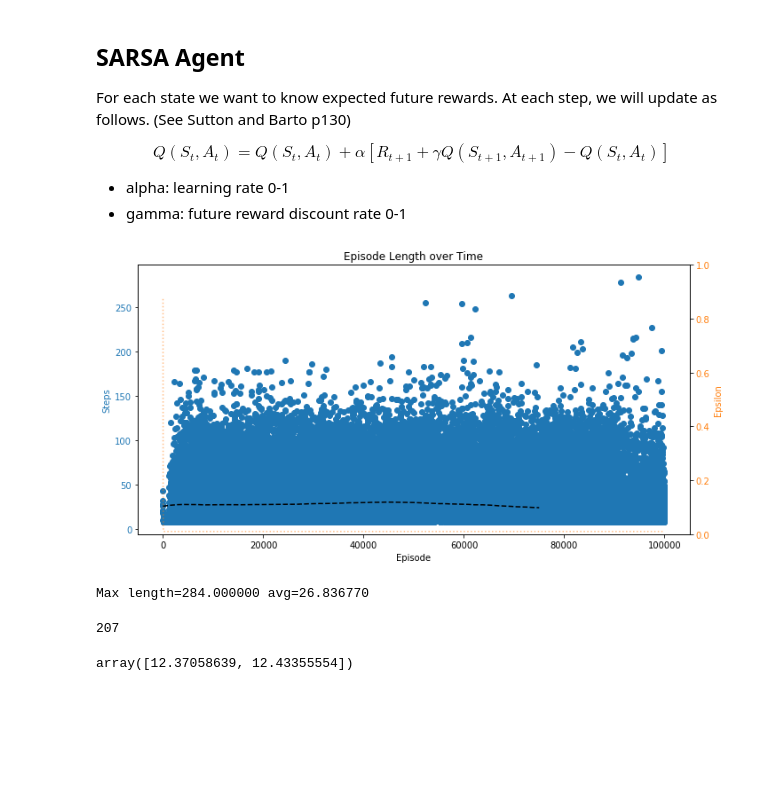
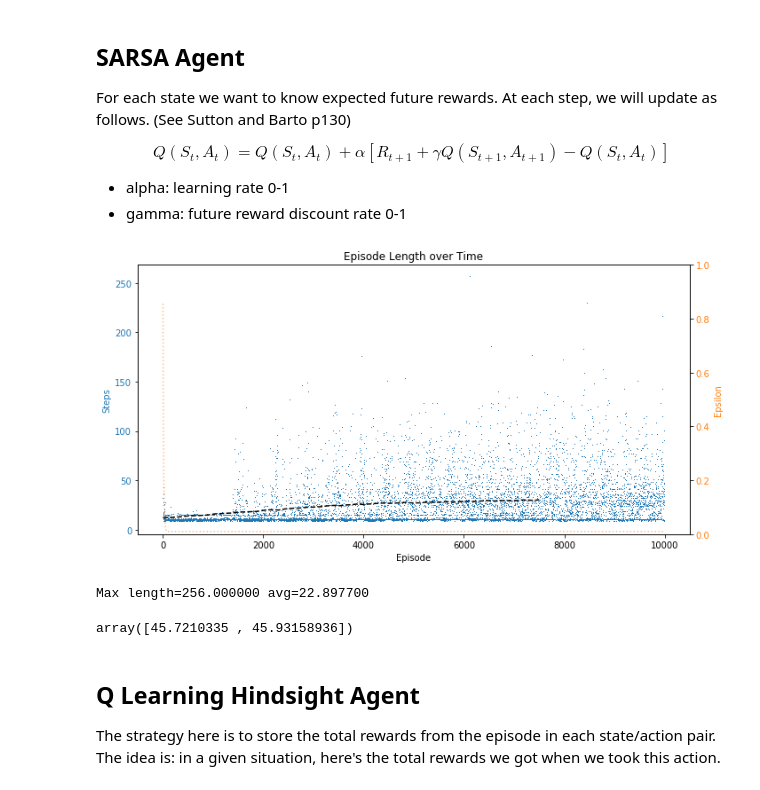
Before and after one commit to unoti/ai-gym-experiments, a Jupyter notebook: 6-Q Learning.ipynb, the cells around one changed output. Cells and saved outputs as stored; diff of their text form; code cells hidden in the pictures; blank space fills up the shorter version.

Commit message:
Iterate on Deep Q Learning, and did hindsight q learning

```diff
--- a/6-Q Learning.ipynb
+++ b/6-Q Learning.ipynb
@@ -143,24 +139,25 @@ $$ Q(S_t, A_t) = Q(S_t, A_t) + \alpha \left[ R_{t+1} + \gamma Q(S_{t+1}, A_{t+1}
 # %%
 import cartpole_lab.qlearn
 import cartpole_lab.agent
 import cartpole_lab.charts
 reload(cartpole_lab.qlearn)
 reload(cartpole_lab.agent)
 reload(cartpole_lab.charts)
 
 qlearn = cartpole_lab.qlearn.q_learning(env)
-qlearn.train(100000)
+qlearn.train(10000)
 # %% [output]
-[figure, old version]
+[figure, new version]
-Max length=284.000000 avg=26.836770
+Max length=256.000000 avg=22.897700
 # %%
 len(qlearn.policy.qvalues)
-# %% [output]
-207
 # %%
 qlearn.policy.peek()
 # %% [output]
-array([12.37058639, 12.43355554])
+array([45.7210335 , 45.93158936])
 # %%
 for i in range(10):
     qlearn.run_episode()
+# %% [markdown]
+## Q Learning Hindsight Agent
+The strategy here is to store the total rewards from the episode in each state/action pair.  The idea is: in a given situation, here's the total rewards we got when we took this action.
```
Also changed, not shown: parts of 12 cells of this notebook, 7 other files.
